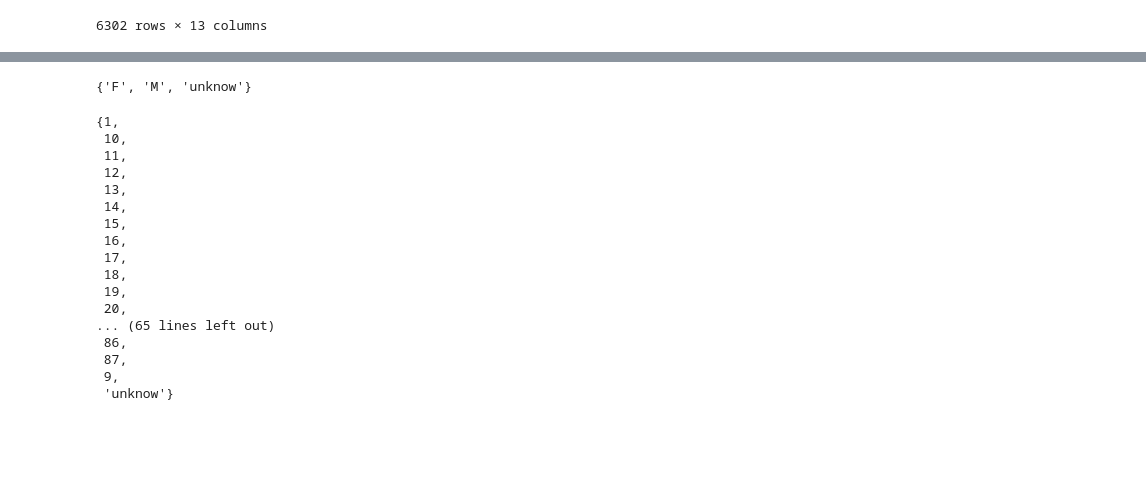
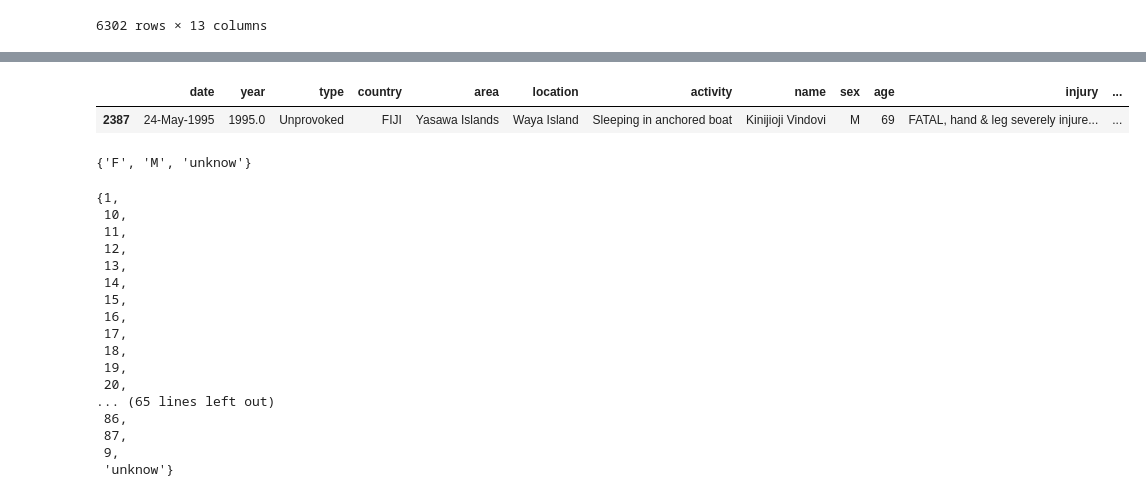
Before and after one commit to Gitfracto/data-cleaning-pandas, a Jupyter notebook: panditas.ipynb, the cells around one changed output, grey strips where cells are left out. Saved outputs shown, nothing was run; the diff lists cells and outputs as text; code cells hidden in the pictures; blank space fills up the shorter version.

```diff
--- a/panditas.ipynb
+++ b/panditas.ipynb
@@ -402,3 +439,8 @@ Name: activity_verb2, dtype: int64
+# %%
+tiburon_clean[tiburon_clean["activity_verb"] == "sleeping"]
+# %% [output]
+|  | date | year | type | country | area | location | activity | name | sex | age | injury | ... |
+| 2387 | 24-May-1995 | 1995.0 | Unprovoked | FIJI | Yasawa Islands | Waya Island | Sleeping in anchored boat | Kinijioji Vindovi | M | 69 | FATAL, hand & leg severely injure... | ... |
 # %%
 # Here we changed all the nan to the word we wanted
 tiburon_clean.sex.fillna("unknow",inplace=True)
```
Also changed, not shown: parts of 14 cells of this notebook.
